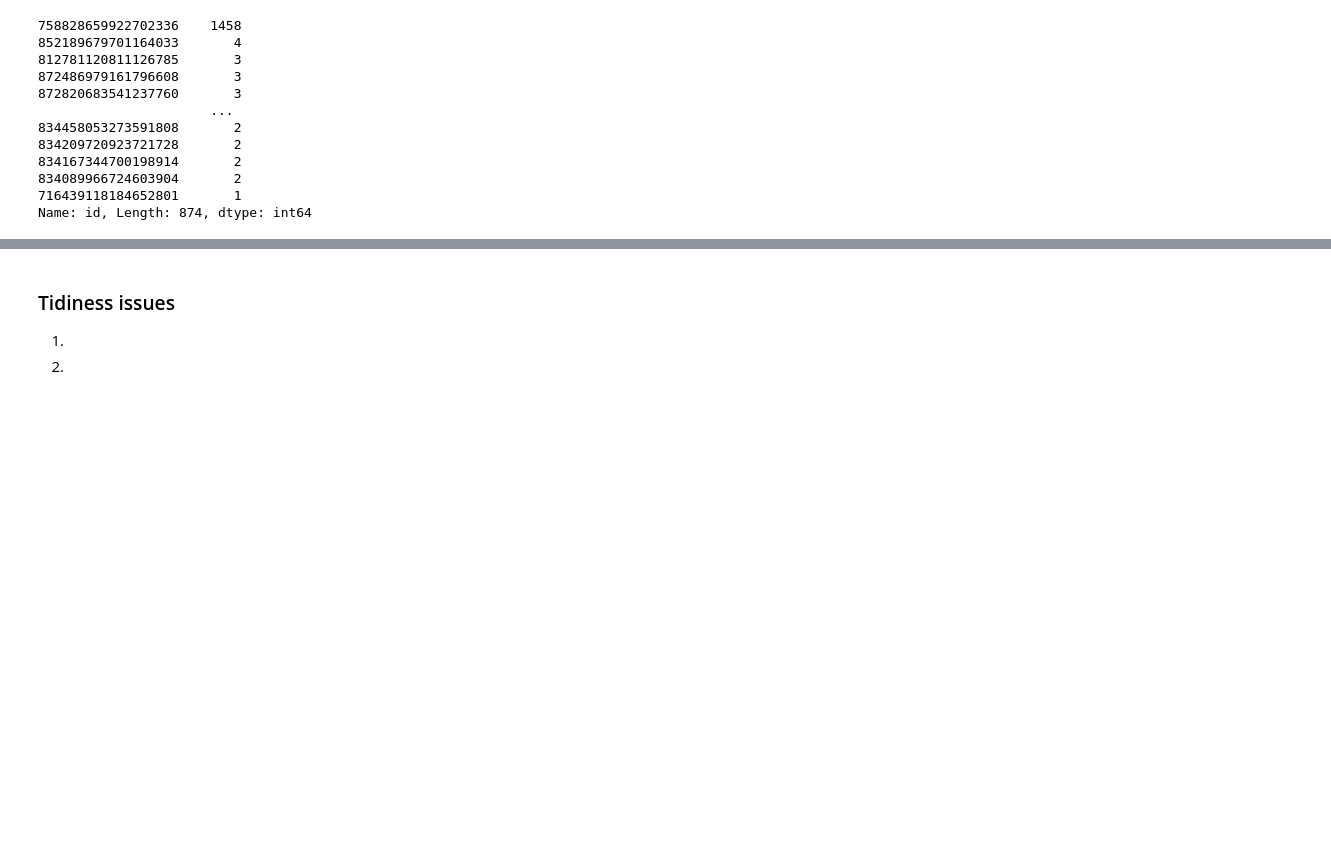
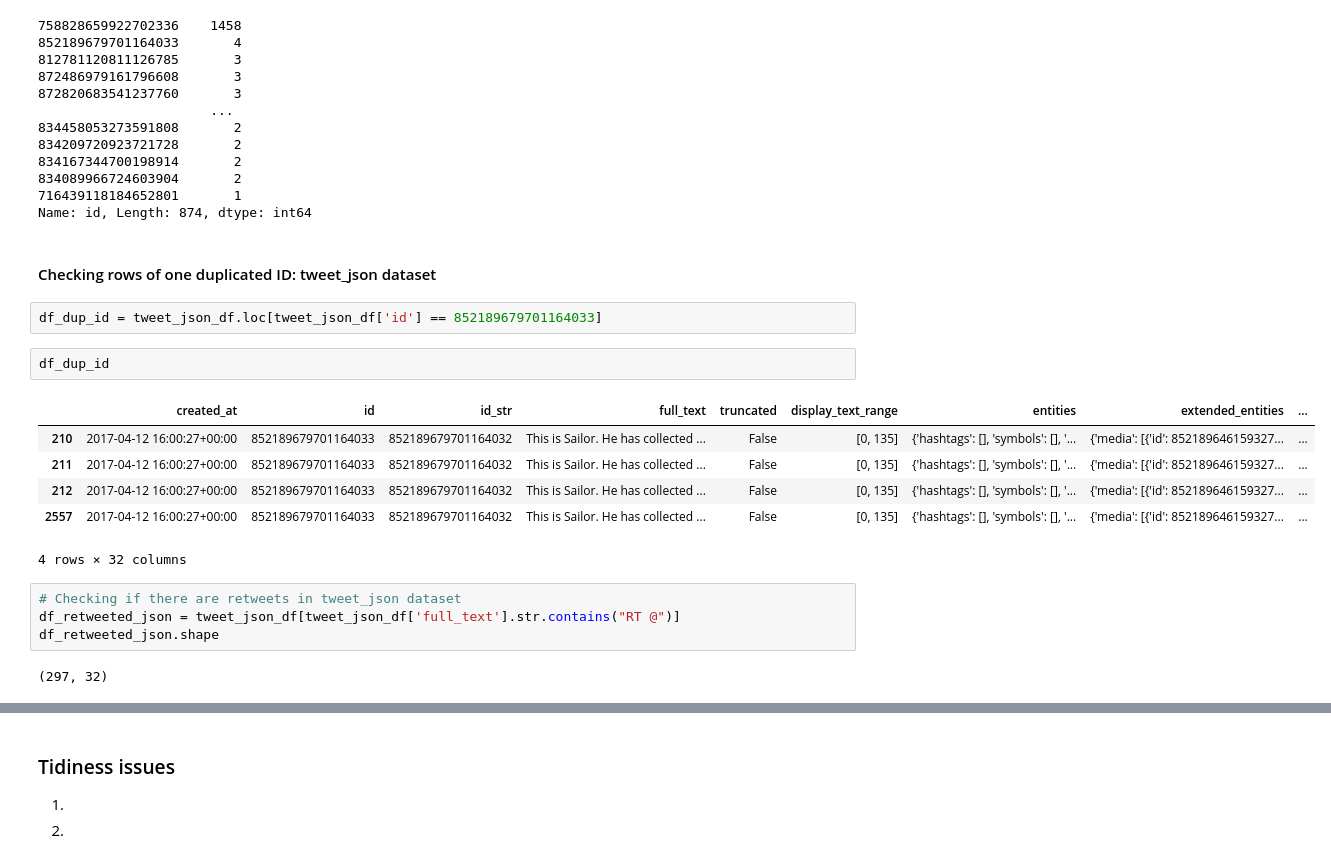
Before and after one commit to IsaacMwendwa/Udacity-Data-Analyst-Nanodegree-Project-2, a Jupyter notebook: wrangle_act.ipynb, the cells around one changed output, grey strips where cells are left out. Saved outputs shown, nothing was run; the diff lists cells and outputs as text; blank space fills up the shorter version.

```diff
--- a/wrangle_act.ipynb
+++ b/wrangle_act.ipynb
@@ -412,3 +623,22 @@ item_counts
 834089966724603904       2
 716439118184652801       1
 Name: id, Length: 874, dtype: int64
+# %% [markdown]
+#### Checking rows of one duplicated ID: tweet_json dataset
+# %%
+df_dup_id = tweet_json_df.loc[tweet_json_df['id'] == 852189679701164033]
+# %%
+df_dup_id
+# %% [output]
+|  | created_at | id | id_str | full_text | truncated | display_text_range | entities | extended_entities | ... |
+| 210 | 2017-04-12 16:00:27+00:00 | 852189679701164033 | 852189679701164032 | This is Sailor. He has collected ... | False | [0, 135] | {'hashtags': [], 'symbols': [], '... | {'media': [{'id': 852189646159327... | ... |
+| 211 | 2017-04-12 16:00:27+00:00 | 852189679701164033 | 852189679701164032 | This is Sailor. He has collected ... | False | [0, 135] | {'hashtags': [], 'symbols': [], '... | {'media': [{'id': 852189646159327... | ... |
+| 212 | 2017-04-12 16:00:27+00:00 | 852189679701164033 | 852189679701164032 | This is Sailor. He has collected ... | False | [0, 135] | {'hashtags': [], 'symbols': [], '... | {'media': [{'id': 852189646159327... | ... |
+| 2557 | 2017-04-12 16:00:27+00:00 | 852189679701164033 | 852189679701164032 | This is Sailor. He has collected ... | False | [0, 135] | {'hashtags': [], 'symbols': [], '... | {'media': [{'id': 852189646159327... | ... |
+4 rows × 32 columns
+# %%
+# Checking if there are retweets in tweet_json dataset
+df_retweeted_json = tweet_json_df[tweet_json_df['full_text'].str.contains("RT @")]
+df_retweeted_json.shape
+# %% [output]
+(297, 32)
```
Also changed, not shown: parts of 30 cells of this notebook.
